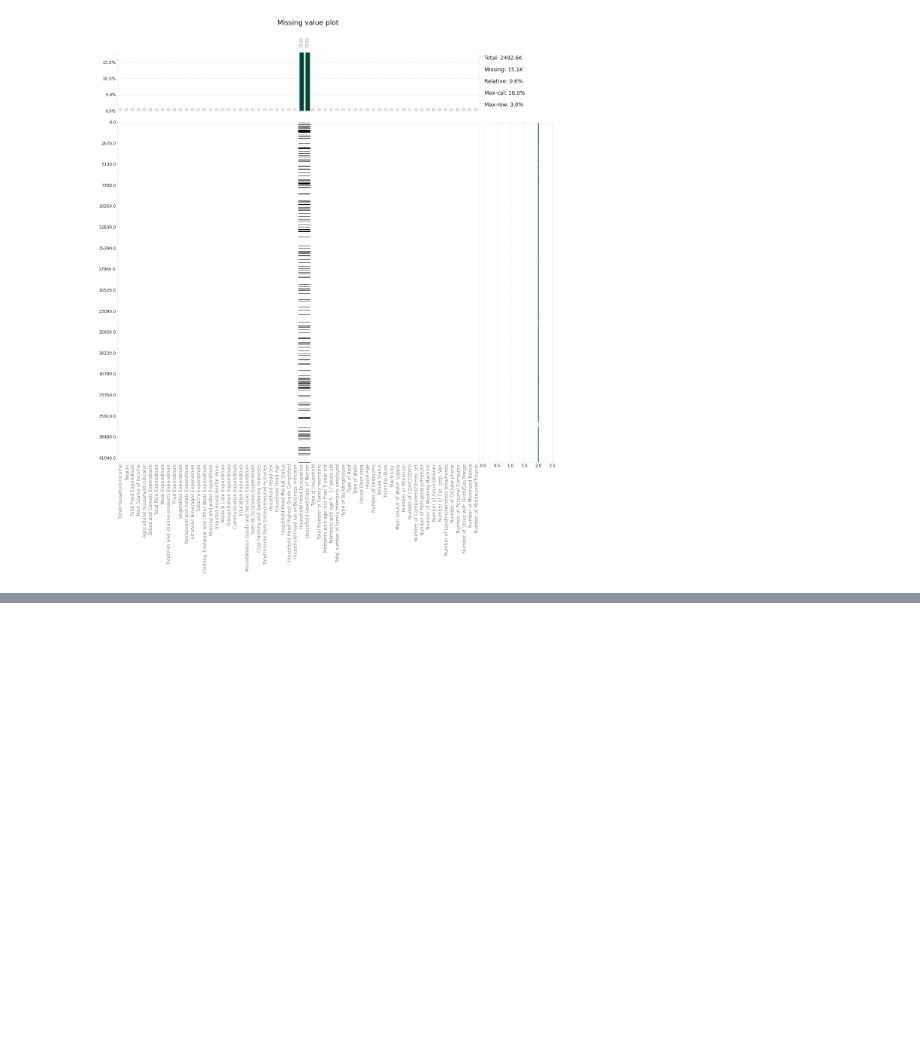
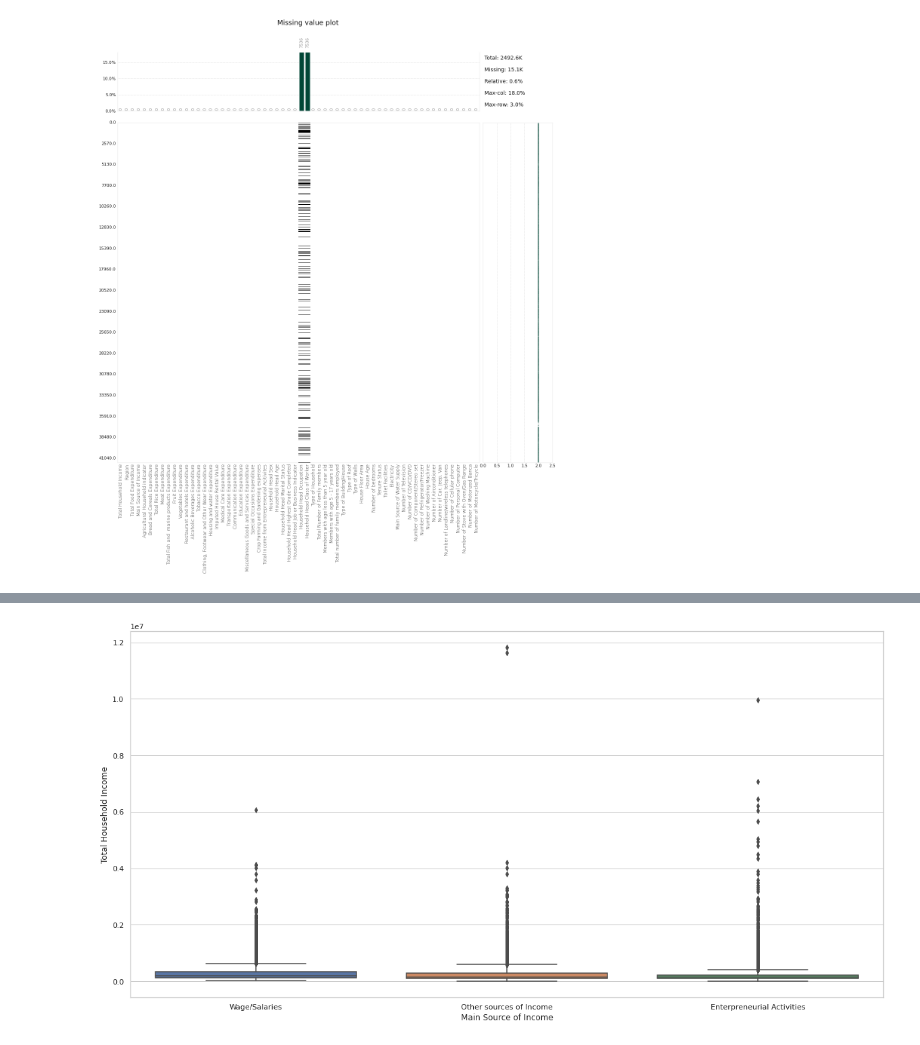
Before and after one commit to sconc/722DataMining, a Jupyter notebook: Iteration4.ipynb, the cells around one changed output, grey strips where cells are left out. Drawn from its saved outputs; the diff is of its cells as text; code cells hidden in the pictures; blank space fills up the shorter version.

```diff
--- a/Iteration4.ipynb
+++ b/Iteration4.ipynb
@@ -659,0 +710,8 @@ statsdata2.columns
+# %%
+# showcase outliers distribution in some fields
+plt.figure(figsize=(20,10))
+sns.set(style="whitegrid", color_codes=False)
+sns.boxplot(data=statsdata.toPandas(), y="Total Household Income", x="Main Source of Income")
+plt.show()
+# %% [output]
+[figure, added]
```
Also changed, not shown: parts of 24 cells of this notebook.
